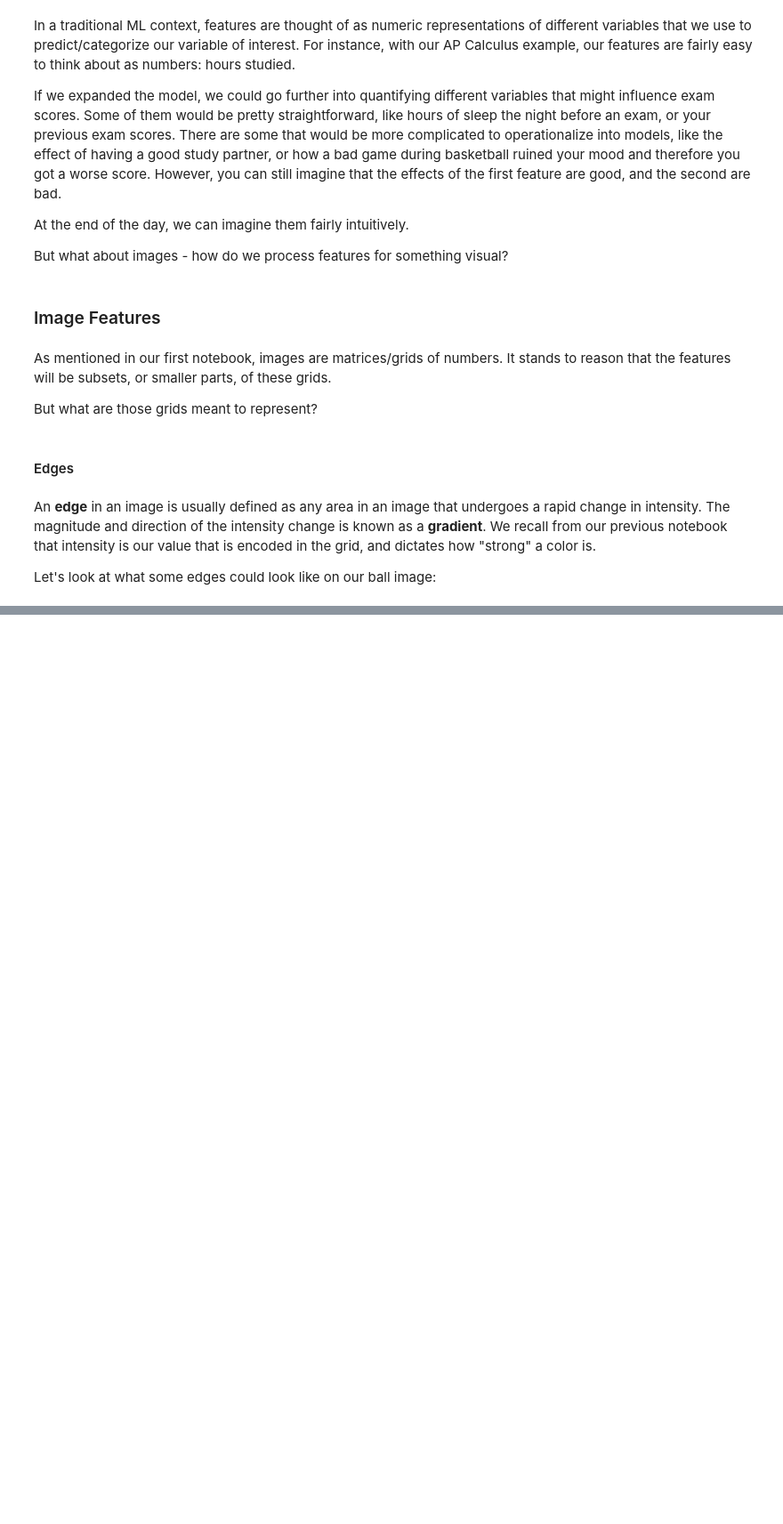
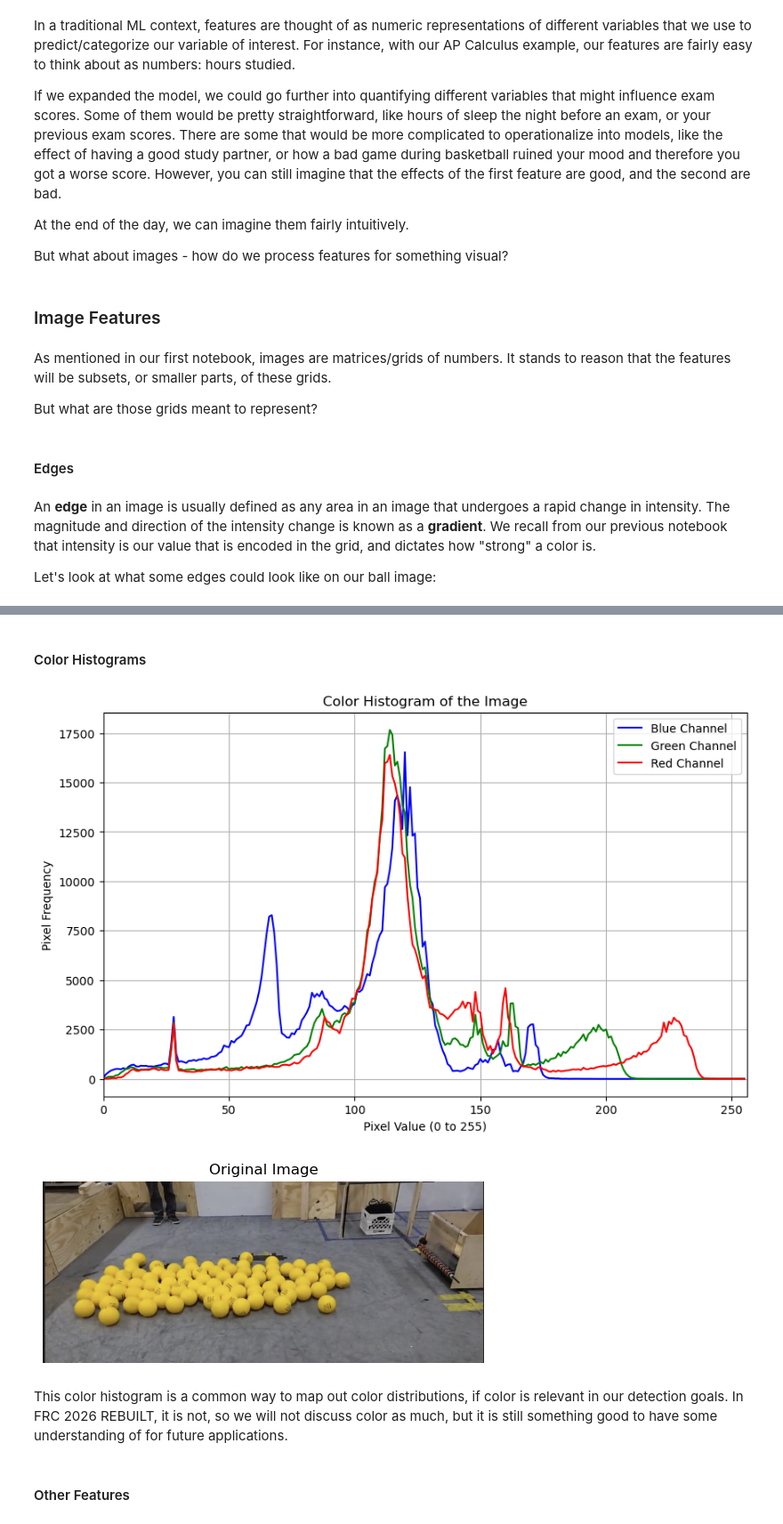
Before and after one commit to nickmelamed/mortorq_instruction, a Jupyter notebook: ml_resources/cv_primer/02-features.ipynb, the cells around one changed output, grey strips where cells are left out. Shown at 89% size. Cells and saved outputs as stored; diff of their text form; code cells hidden in the pictures; blank space fills up the shorter version.

```diff
--- a/ml_resources/cv_primer/02-features.ipynb
+++ b/ml_resources/cv_primer/02-features.ipynb
@@ -214,3 +232,42 @@ Let's look at what some edges could look like on our ball image:
 As you can see, the edges tend to give us a pretty good idea of the image we are looking at. This is a big reason that edges are considered among the foundational image features, and are still used heavily with more complex classification and object detection techniques.
 
 To think about why this would be more important than something like color, go back to our conversation about our FRC 2026 REBUILT object detection task of detecting the yellow balls in the field. If our field has any other yellow objects, then our classifier might struggle to determine what is a ball because it is focusing on finding color, whereas a classifier that relies on edges would simply find the edges that match a ball (e.g., the roundness).
+# %% [markdown]
+#### Color Histograms
+# %%
+# Step 3: Calculate histograms for each channel
+# Parameters for cv2.calcHist: [images], [channels], mask, [histSize], [ranges]
+blue_hist = cv2.calcHist([img_bgr], [0], None, [256], [0, 256])
+green_hist = cv2.calcHist([img_bgr], [1], None, [256], [0, 256])
+red_hist = cv2.calcHist([img_bgr], [2], None, [256], [0, 256])
+
+img_rgb = cv2.cvtColor(img_bgr, cv2.COLOR_BGR2RGB)
+
+# Step 4: Plot the histograms
+plt.figure(figsize=(10, 6))
+
+# Plot each channel's histogram as a line graph for clarity
+plt.plot(blue_hist, color='blue', label='Blue Channel')
+plt.plot(green_hist, color='green', label='Green Channel')
+plt.plot(red_hist, color='red', label='Red Channel')
+
+plt.title('Color Histogram of the Image')
+plt.xlabel('Pixel Value (0 to 255)')
+plt.ylabel('Pixel Frequency')
+plt.xlim([0, 256])
+plt.legend()
+plt.grid(True)
+plt.show()
+
+# Optional: Display the original image using Matplotlib
+plt.imshow(img_rgb)
+plt.title('Original Image')
+plt.axis('off')
+plt.show()
+# %% [output]
+[figure, added]
+[figure, added]
+# %% [markdown]
+This color histogram is a common way to map out color distributions, if color is relevant in our detection goals. In FRC 2026 REBUILT, it is not, so we will not discuss color as much, but it is still something good to have some understanding of for future applications.
+# %% [markdown]
+#### Other Features
```
Also changed, not shown: parts of 6 cells of this notebook, 1 other file.
